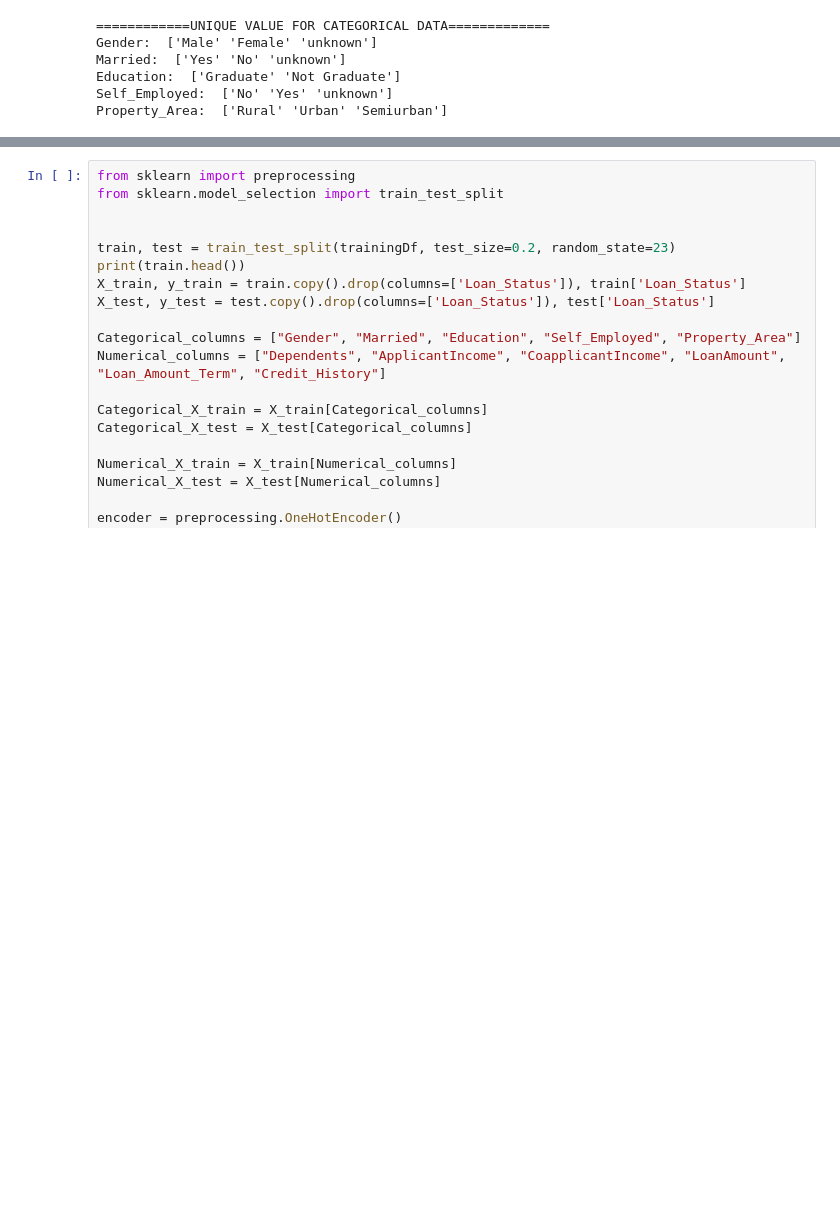
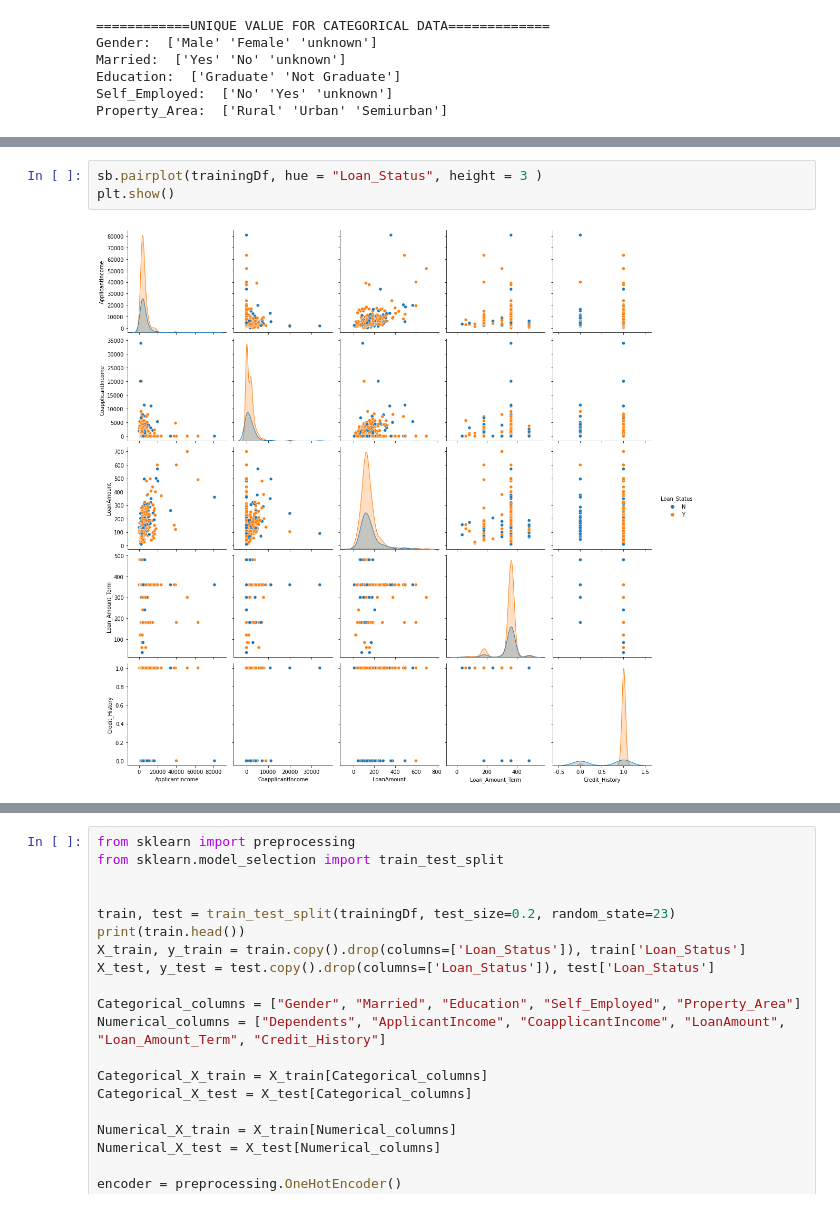
Before and after one commit to bwagle2021/ECS171-Loan-Prediction-Project, a Jupyter notebook: Project.ipynb, the cells around one changed output, grey strips where cells are left out. Cells and saved outputs as stored; diff of their text form; blank space fills up the shorter version.

```diff
--- a/Project.ipynb
+++ b/Project.ipynb
@@ -80,0 +154,5 @@ Property_Area:  ['Rural' 'Urban' 'Semiurban']
+# %%
+sb.pairplot(trainingDf, hue = "Loan_Status", height = 3 )
+plt.show()
+# %% [output]
+[figure, added]
```
Also changed, not shown: parts of 11 cells of this notebook.
